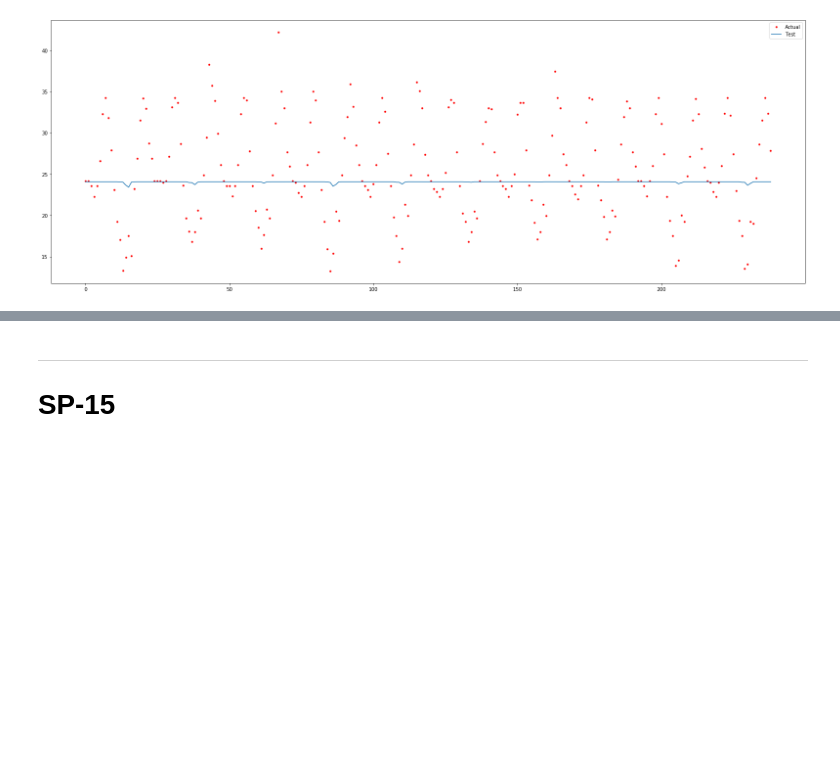
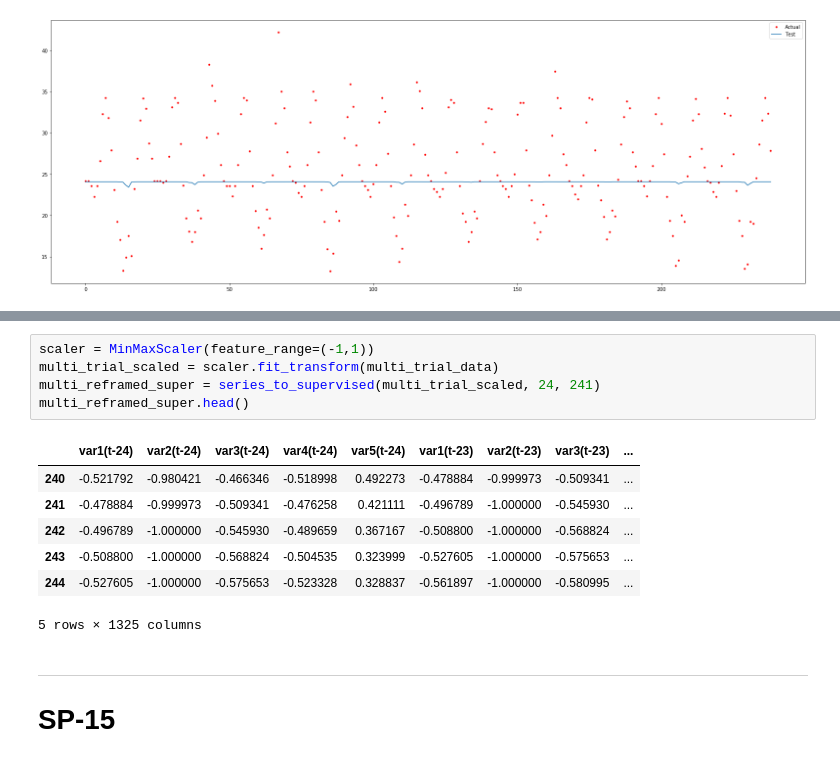
Before and after one commit to Morgan-Sell/caiso-price-forecast, a Jupyter notebook: Final.ipynb, the cells around one changed output, grey strips where cells are left out. Saved outputs shown, nothing was run; the diff lists cells and outputs as text; blank space fills up the shorter version.

```diff
--- a/Final.ipynb
+++ b/Final.ipynb
@@ -731,3 +784,16 @@ plot_actual_arima_baselie_lstm(caiso.index[arima_train_split:], y_test_sp15_inv,
+# %%
+scaler = MinMaxScaler(feature_range=(-1,1))
+multi_trial_scaled = scaler.fit_transform(multi_trial_data)
+multi_reframed_super = series_to_supervised(multi_trial_scaled, 24, 241)
+multi_reframed_super.head()
+# %% [output]
+|  | var1(t-24) | var2(t-24) | var3(t-24) | var4(t-24) | var5(t-24) | var1(t-23) | var2(t-23) | var3(t-23) | ... |
+| 240 | -0.521792 | -0.980421 | -0.466346 | -0.518998 | 0.492273 | -0.478884 | -0.999973 | -0.509341 | ... |
+| 241 | -0.478884 | -0.999973 | -0.509341 | -0.476258 | 0.421111 | -0.496789 | -1.000000 | -0.545930 | ... |
+| 242 | -0.496789 | -1.000000 | -0.545930 | -0.489659 | 0.367167 | -0.508800 | -1.000000 | -0.568824 | ... |
+| 243 | -0.508800 | -1.000000 | -0.568824 | -0.504535 | 0.323999 | -0.527605 | -1.000000 | -0.575653 | ... |
+| 244 | -0.527605 | -1.000000 | -0.575653 | -0.523328 | 0.328837 | -0.561897 | -1.000000 | -0.580995 | ... |
+5 rows × 1325 columns
 # %% [markdown]
 ---
 # SP-15
```
Also changed, not shown: parts of 28 cells of this notebook, 2 other files.
